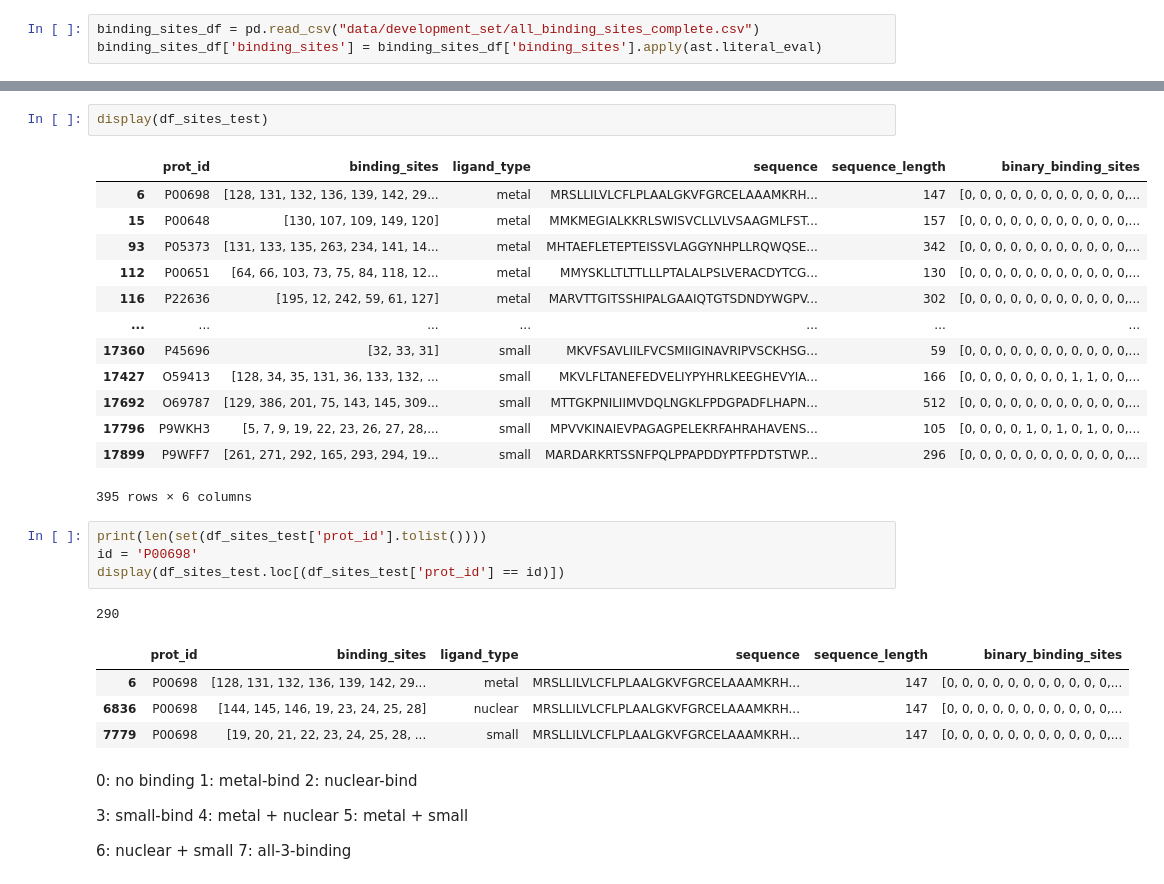
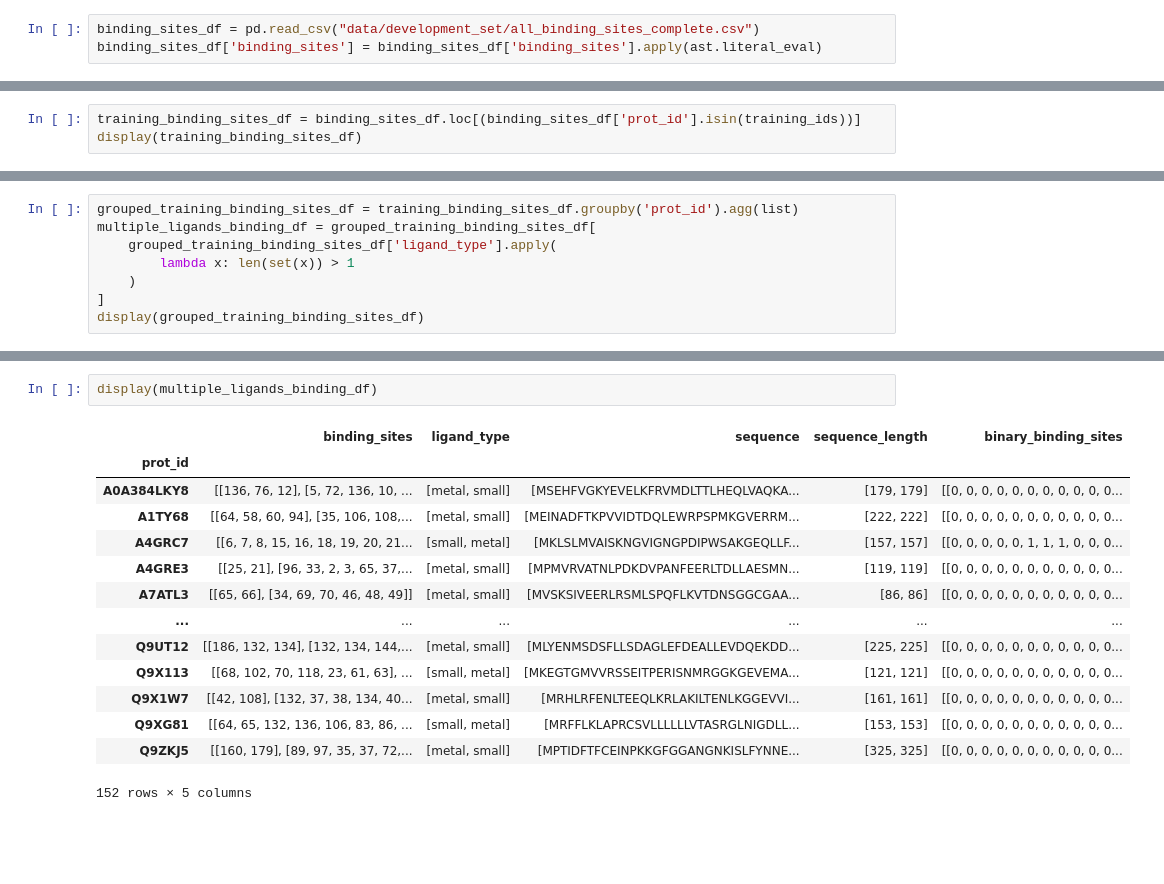
Before and after one commit to MarkusKhoa/protein-project, a Jupyter notebook: eda.ipynb, the cells around one changed output, grey strips where cells are left out. Drawn from its saved outputs; the diff is of its cells as text; blank space fills up the shorter version.

```diff
--- a/eda.ipynb
+++ b/eda.ipynb
@@ -117,0 +114,3 @@ See the caveats in the documentation: https://pandas.pydata.org/pandas-docs/stab
+# %%
+training_binding_sites_df = binding_sites_df.loc[(binding_sites_df['prot_id'].isin(training_ids))]
+display(training_binding_sites_df)
@@ -119,0 +162,8 @@ df_sites_test = needed_binding_sites_df.loc[(needed_binding_sites_df['prot_id'].
+# %%
+grouped_training_binding_sites_df = training_binding_sites_df.groupby('prot_id').agg(list)
+multiple_ligands_binding_df = grouped_training_binding_sites_df[
+    grouped_training_binding_sites_df['ligand_type'].apply(
+        lambda x: len(set(x)) > 1
+    )
+]
+display(grouped_training_binding_sites_df)
@@ -120,37 +185,17 @@ df_sites_test = needed_binding_sites_df.loc[(needed_binding_sites_df['prot_id'].
 # %%
-display(df_sites_test)
+display(multiple_ligands_binding_df)
 # %% [output]
-|  | prot_id | binding_sites | ligand_type | sequence | sequence_length | binary_binding_sites |
-| 6 | P00698 | [128, 131, 132, 136, 139, 142, 29... | metal | MRSLLILVLCFLPLAALGKVFGRCELAAAMKRH... | 147 | [0, 0, 0, 0, 0, 0, 0, 0, 0, 0, 0,... |
-| 15 | P00648 | [130, 107, 109, 149, 120] | metal | MMKMEGIALKKRLSWISVCLLVLVSAAGMLFST... | 157 | [0, 0, 0, 0, 0, 0, 0, 0, 0, 0, 0,... |
-| 93 | P05373 | [131, 133, 135, 263, 234, 141, 14... | metal | MHTAEFLETEPTEISSVLAGGYNHPLLRQWQSE... | 342 | [0, 0, 0, 0, 0, 0, 0, 0, 0, 0, 0,... |
-| 112 | P00651 | [64, 66, 103, 73, 75, 84, 118, 12... | metal | MMYSKLLTLTTLLLPTALALPSLVERACDYTCG... | 130 | [0, 0, 0, 0, 0, 0, 0, 0, 0, 0, 0,... |
-| 116 | P22636 | [195, 12, 242, 59, 61, 127] | metal | MARVTTGITSSHIPALGAAIQTGTSDNDYWGPV... | 302 | [0, 0, 0, 0, 0, 0, 0, 0, 0, 0, 0,... |
-| ... | ... | ... | ... | ... | ... | ... |
-| 17360 | P45696 | [32, 33, 31] | small | MKVFSAVLIILFVCSMIIGINAVRIPVSCKHSG... | 59 | [0, 0, 0, 0, 0, 0, 0, 0, 0, 0, 0,... |
-| 17427 | O59413 | [128, 34, 35, 131, 36, 133, 132, ... | small | MKVLFLTANEFEDVELIYPYHRLKEEGHEVYIA... | 166 | [0, 0, 0, 0, 0, 0, 0, 1, 1, 0, 0,... |
-| 17692 | O69787 | [129, 386, 201, 75, 143, 145, 309... | small | MTTGKPNILIIMVDQLNGKLFPDGPADFLHAPN... | 512 | [0, 0, 0, 0, 0, 0, 0, 0, 0, 0, 0,... |
-| 17796 | P9WKH3 | [5, 7, 9, 19, 22, 23, 26, 27, 28,... | small | MPVVKINAIEVPAGAGPELEKRFAHRAHAVENS... | 105 | [0, 0, 0, 0, 1, 0, 1, 0, 1, 0, 0,... |
-| 17899 | P9WFF7 | [261, 271, 292, 165, 293, 294, 19... | small | MARDARKRTSSNFPQLPPAPDDYPTFPDTSTWP... | 296 | [0, 0, 0, 0, 0, 0, 0, 0, 0, 0, 0,... |
+|  | binding_sites | ligand_type | sequence | sequence_length | binary_binding_sites |
+| prot_id |  |  |  |  |  |
+| A0A384LKY8 | [[136, 76, 12], [5, 72, 136, 10, ... | [metal, small] | [MSEHFVGKYEVELKFRVMDLTTLHEQLVAQKA... | [179, 179] | [[0, 0, 0, 0, 0, 0, 0, 0, 0, 0, 0... |
+| A1TY68 | [[64, 58, 60, 94], [35, 106, 108,... | [metal, small] | [MEINADFTKPVVIDTDQLEWRPSPMKGVERRM... | [222, 222] | [[0, 0, 0, 0, 0, 0, 0, 0, 0, 0, 0... |
+| A4GRC7 | [[6, 7, 8, 15, 16, 18, 19, 20, 21... | [small, metal] | [MKLSLMVAISKNGVIGNGPDIPWSAKGEQLLF... | [157, 157] | [[0, 0, 0, 0, 0, 1, 1, 1, 0, 0, 0... |
+| A4GRE3 | [[25, 21], [96, 33, 2, 3, 65, 37,... | [metal, small] | [MPMVRVATNLPDKDVPANFEERLTDLLAESMN... | [119, 119] | [[0, 0, 0, 0, 0, 0, 0, 0, 0, 0, 0... |
+| A7ATL3 | [[65, 66], [34, 69, 70, 46, 48, 49]] | [metal, small] | [MVSKSIVEERLRSMLSPQFLKVTDNSGGCGAA... | [86, 86] | [[0, 0, 0, 0, 0, 0, 0, 0, 0, 0, 0... |
+| ... | ... | ... | ... | ... | ... |
+| Q9UT12 | [[186, 132, 134], [132, 134, 144,... | [metal, small] | [MLYENMSDSFLLSDAGLEFDEALLEVDQEKDD... | [225, 225] | [[0, 0, 0, 0, 0, 0, 0, 0, 0, 0, 0... |
+| Q9X113 | [[68, 102, 70, 118, 23, 61, 63], ... | [small, metal] | [MKEGTGMVVRSSEITPERISNMRGGKGEVEMA... | [121, 121] | [[0, 0, 0, 0, 0, 0, 0, 0, 0, 0, 0... |
+| Q9X1W7 | [[42, 108], [132, 37, 38, 134, 40... | [metal, small] | [MRHLRFENLTEEQLKRLAKILTENLKGGEVVI... | [161, 161] | [[0, 0, 0, 0, 0, 0, 0, 0, 0, 0, 0... |
+| Q9XG81 | [[64, 65, 132, 136, 106, 83, 86, ... | [small, metal] | [MRFFLKLAPRCSVLLLLLLVTASRGLNIGDLL... | [153, 153] | [[0, 0, 0, 0, 0, 0, 0, 0, 0, 0, 0... |
+| Q9ZKJ5 | [[160, 179], [89, 97, 35, 37, 72,... | [metal, small] | [MPTIDFTFCEINPKKGFGGANGNKISLFYNNE... | [325, 325] | [[0, 0, 0, 0, 0, 0, 0, 0, 0, 0, 0... |
-395 rows × 6 columns
+152 rows × 5 columns
-# %%
-print(len(set(df_sites_test['prot_id'].tolist())))
-id = 'P00698'
-display(df_sites_test.loc[(df_sites_test['prot_id'] == id)])
-# %% [output]
-290
-|  | prot_id | binding_sites | ligand_type | sequence | sequence_length | binary_binding_sites |
-| 6 | P00698 | [128, 131, 132, 136, 139, 142, 29... | metal | MRSLLILVLCFLPLAALGKVFGRCELAAAMKRH... | 147 | [0, 0, 0, 0, 0, 0, 0, 0, 0, 0, 0,... |
-| 6836 | P00698 | [144, 145, 146, 19, 23, 24, 25, 28] | nuclear | MRSLLILVLCFLPLAALGKVFGRCELAAAMKRH... | 147 | [0, 0, 0, 0, 0, 0, 0, 0, 0, 0, 0,... |
-| 7779 | P00698 | [19, 20, 21, 22, 23, 24, 25, 28, ... | small | MRSLLILVLCFLPLAALGKVFGRCELAAAMKRH... | 147 | [0, 0, 0, 0, 0, 0, 0, 0, 0, 0, 0,... |
-# %% [markdown]
-0: no binding
-1: metal-bind
-2: nuclear-bind
-
-3: small-bind
-4: metal + nuclear
-5: metal + small
-
-6: nuclear + small
-7: all-3-binding
```
Also changed, not shown: parts of 18 cells of this notebook, 7 other files.
